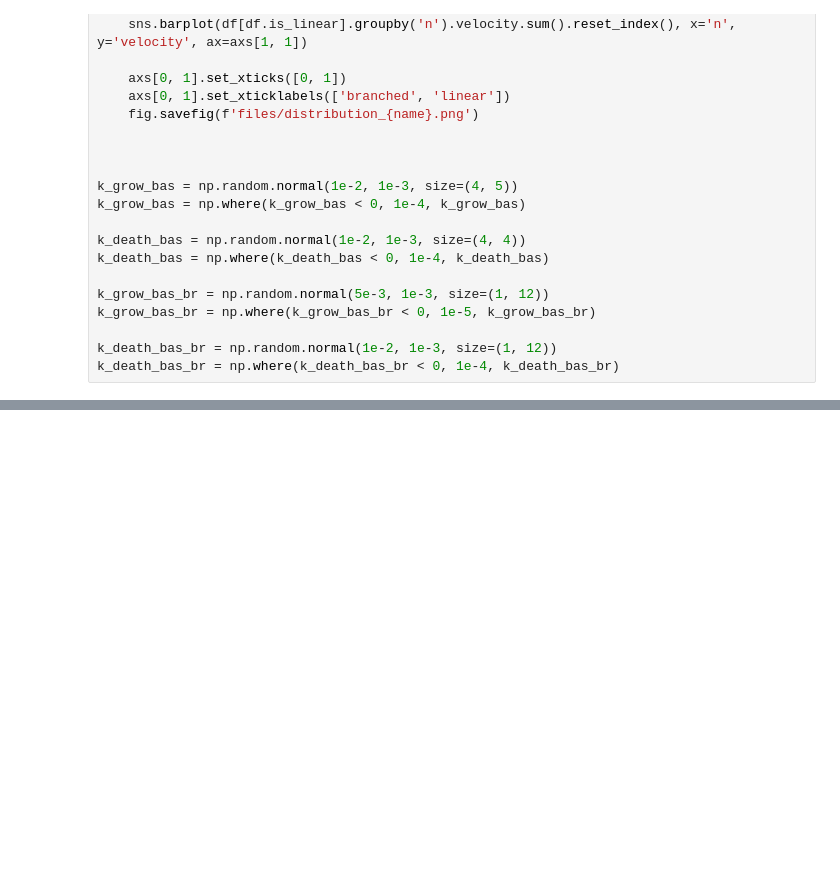
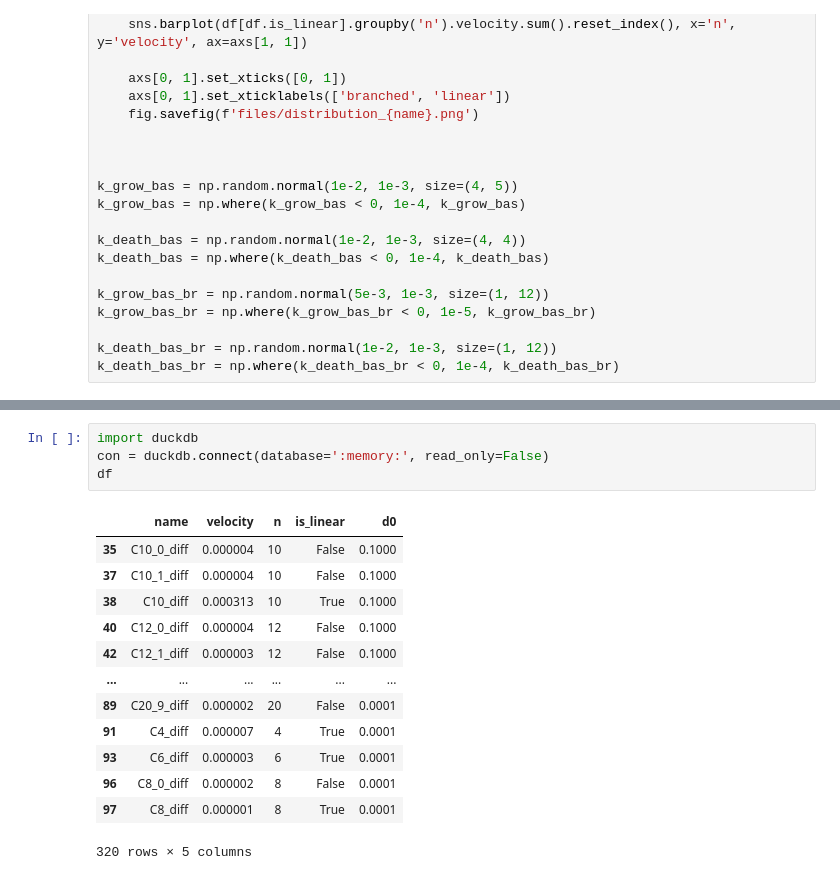
Before and after one commit to aleksandravdoshin/reactor_model, a Jupyter notebook: reactor_model.ipynb, the cells around one changed output, grey strips where cells are left out. Saved outputs shown, nothing was run; the diff lists cells and outputs as text; blank space fills up the shorter version.

```diff
--- a/reactor_model.ipynb
+++ b/reactor_model.ipynb
@@ -141,3 +144,21 @@ for d0 in np.linspace(1e-1, 1e-4, 10):
 [figure]
 [figure]
 [figure]
+# %%
+import duckdb
+con = duckdb.connect(database=':memory:', read_only=False)
+df
+# %% [output]
+|  | name | velocity | n | is_linear | d0 |
+| 35 | C10_0_diff | 0.000004 | 10 | False | 0.1000 |
+| 37 | C10_1_diff | 0.000004 | 10 | False | 0.1000 |
+| 38 | C10_diff | 0.000313 | 10 | True | 0.1000 |
+| 40 | C12_0_diff | 0.000004 | 12 | False | 0.1000 |
+| 42 | C12_1_diff | 0.000003 | 12 | False | 0.1000 |
+| ... | ... | ... | ... | ... | ... |
+| 89 | C20_9_diff | 0.000002 | 20 | False | 0.0001 |
+| 91 | C4_diff | 0.000007 | 4 | True | 0.0001 |
+| 93 | C6_diff | 0.000003 | 6 | True | 0.0001 |
+| 96 | C8_0_diff | 0.000002 | 8 | False | 0.0001 |
+| 97 | C8_diff | 0.000001 | 8 | True | 0.0001 |
+320 rows × 5 columns
```
Also changed, not shown: parts of 4 cells of this notebook.
